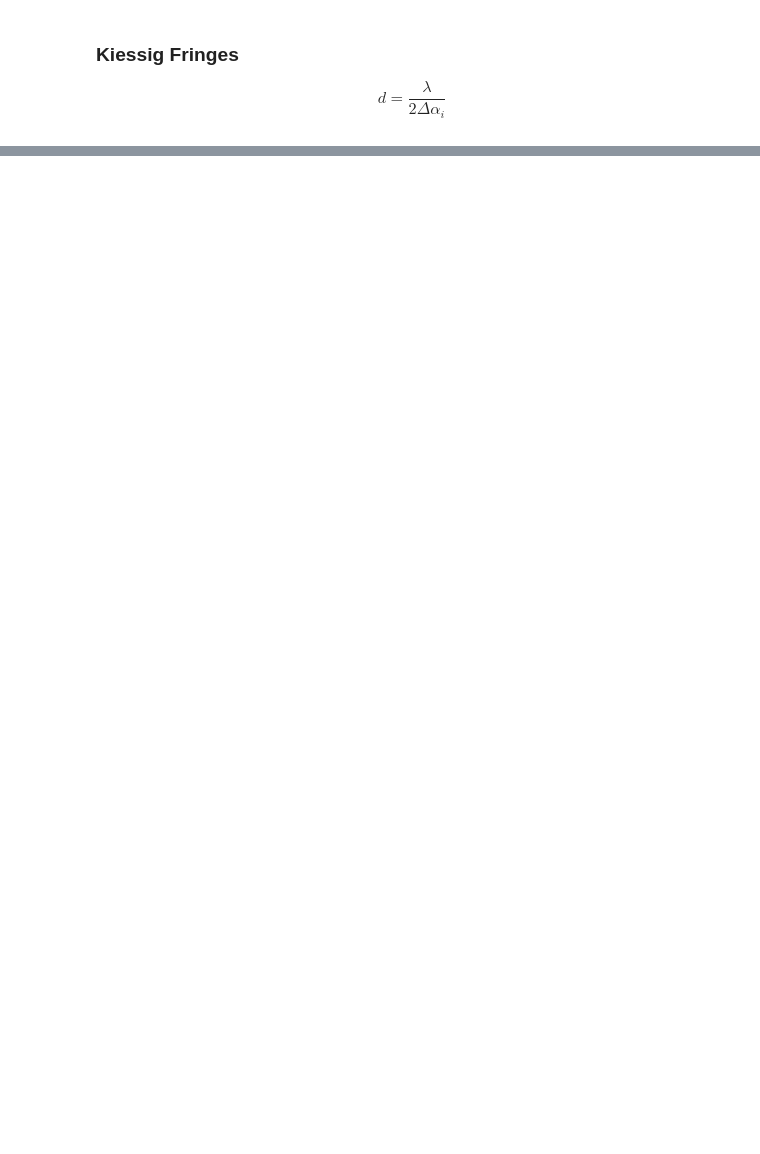
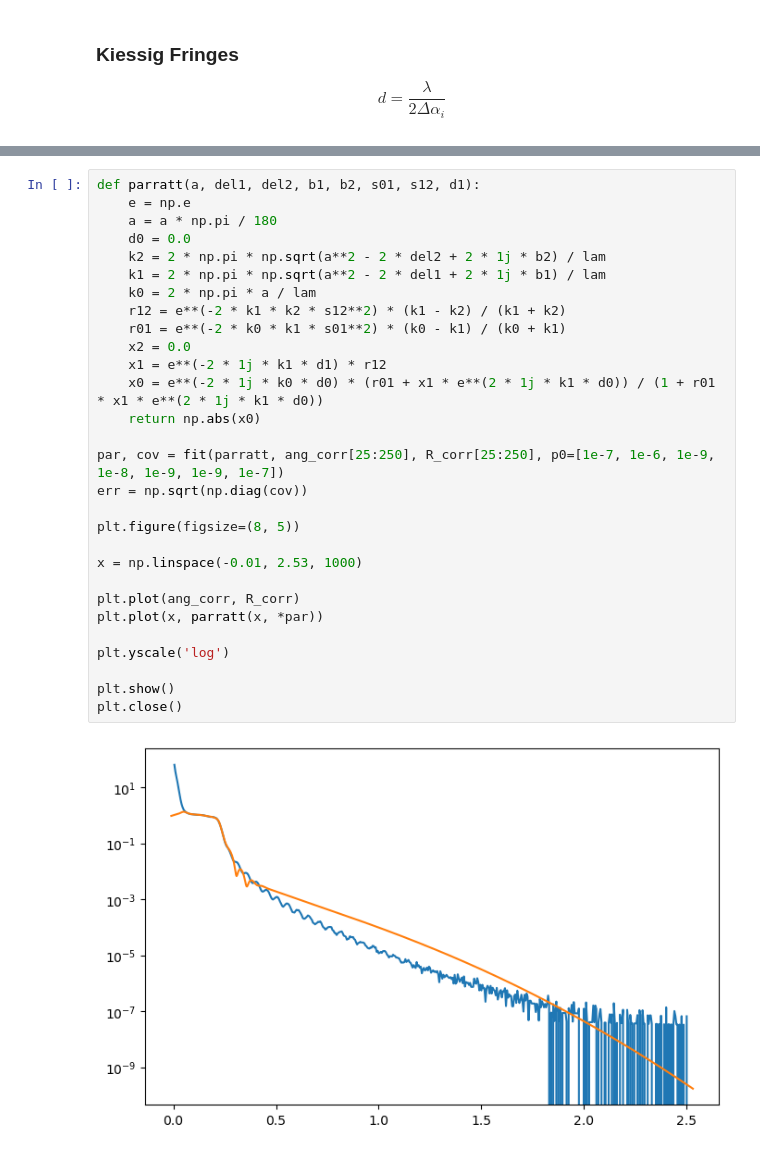
Before and after one commit to frtza/advancedlaboratory, a Jupyter notebook: V44/note.ipynb, the cells around one changed output, grey strips where cells are left out. Cells and saved outputs as stored; diff of their text form; blank space fills up the shorter version.

```diff
--- a/V44/note.ipynb
+++ b/V44/note.ipynb
@@ -260,0 +284,31 @@ d_kiessig = (8.6+/-0.8)e-08 m
+# %%
+def parratt(a, del1, del2, b1, b2, s01, s12, d1):
+    e = np.e
+    a = a * np.pi / 180
+    d0 = 0.0
+    k2 = 2 * np.pi * np.sqrt(a**2 - 2 * del2 + 2 * 1j * b2) / lam
+    k1 = 2 * np.pi * np.sqrt(a**2 - 2 * del1 + 2 * 1j * b1) / lam
+    k0 = 2 * np.pi * a / lam
+    r12 = e**(-2 * k1 * k2 * s12**2) * (k1 - k2) / (k1 + k2)
+    r01 = e**(-2 * k0 * k1 * s01**2) * (k0 - k1) / (k0 + k1)
+    x2 = 0.0
+    x1 = e**(-2 * 1j * k1 * d1) * r12
+    x0 = e**(-2 * 1j * k0 * d0) * (r01 + x1 * e**(2 * 1j * k1 * d0)) / (1 + r01 * x1 * e**(2 * 1j * k1 * d0))
+    return np.abs(x0)
+
+par, cov = fit(parratt, ang_corr[25:250], R_corr[25:250], p0=[1e-7, 1e-6, 1e-9, 1e-8, 1e-9, 1e-9, 1e-7])
+err = np.sqrt(np.diag(cov))
+
+plt.figure(figsize=(8, 5))
+
+x = np.linspace(-0.01, 2.53, 1000)
+
+plt.plot(ang_corr, R_corr)
+plt.plot(x, parratt(x, *par))
+
+plt.yscale('log')
+
+plt.show()
+plt.close()
+# %% [output]
+[figure, added]
```
Also changed, not shown: parts of 5 cells of this notebook, 7 other files.
